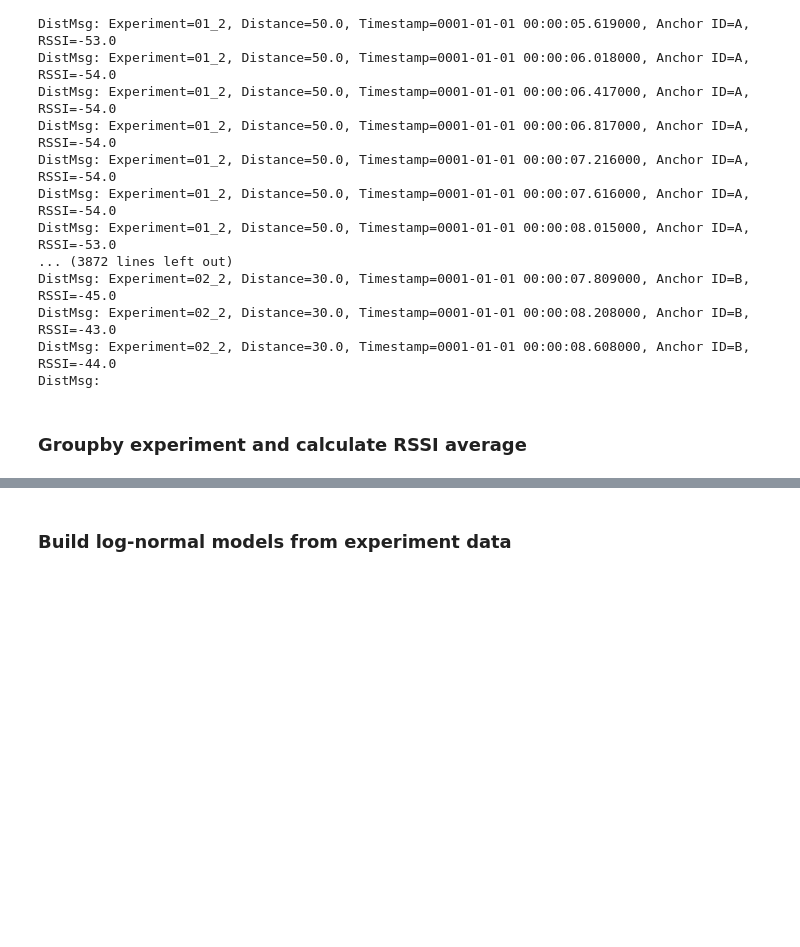
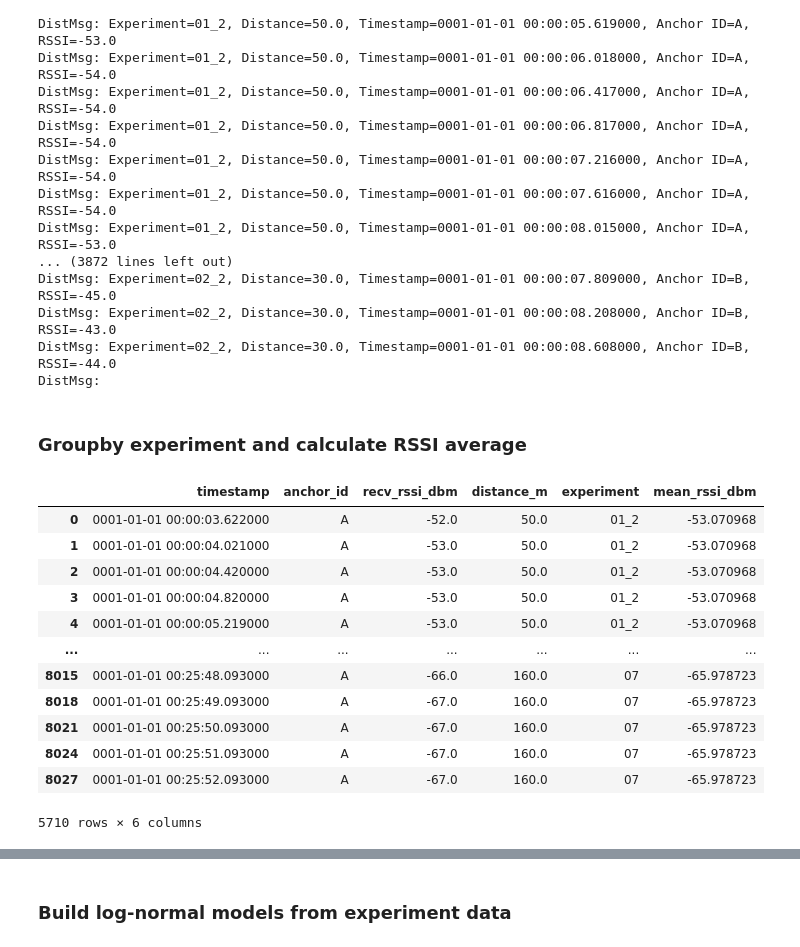
Before and after one commit to moseschmiedel/bachelor-thesis, a Jupyter notebook: notes/jupyter/bachelor-thesis.ipynb, the cells around one changed output, grey strips where cells are left out. Drawn from its saved outputs; the diff is of its cells as text; code cells hidden in the pictures; blank space fills up the shorter version.

```diff
--- a/notes/jupyter/bachelor-thesis.ipynb
+++ b/notes/jupyter/bachelor-thesis.ipynb
@@ -417,0 +497,21 @@ agg_dist_df = pd.concat(dfs, ignore_index=True)
+# %%
+grouped = dist_df.groupby(['experiment', 'distance_m'], as_index=False)
+
+for pos, group in grouped:
+    dist_df.loc[(dist_df['experiment'] == pos[0]) & (dist_df['distance_m'] == pos[1]), 'mean_rssi_dbm'] = group['recv_rssi_dbm'].mean()
+
+dist_df
+# %% [output]
+|  | timestamp | anchor_id | recv_rssi_dbm | distance_m | experiment | mean_rssi_dbm |
+| 0 | 0001-01-01 00:00:03.622000 | A | -52.0 | 50.0 | 01_2 | -53.070968 |
+| 1 | 0001-01-01 00:00:04.021000 | A | -53.0 | 50.0 | 01_2 | -53.070968 |
+| 2 | 0001-01-01 00:00:04.420000 | A | -53.0 | 50.0 | 01_2 | -53.070968 |
+| 3 | 0001-01-01 00:00:04.820000 | A | -53.0 | 50.0 | 01_2 | -53.070968 |
+| 4 | 0001-01-01 00:00:05.219000 | A | -53.0 | 50.0 | 01_2 | -53.070968 |
+| ... | ... | ... | ... | ... | ... | ... |
+| 8015 | 0001-01-01 00:25:48.093000 | A | -66.0 | 160.0 | 07 | -65.978723 |
+| 8018 | 0001-01-01 00:25:49.093000 | A | -67.0 | 160.0 | 07 | -65.978723 |
+| 8021 | 0001-01-01 00:25:50.093000 | A | -67.0 | 160.0 | 07 | -65.978723 |
+| 8024 | 0001-01-01 00:25:51.093000 | A | -67.0 | 160.0 | 07 | -65.978723 |
+| 8027 | 0001-01-01 00:25:52.093000 | A | -67.0 | 160.0 | 07 | -65.978723 |
+5710 rows × 6 columns
```
Also changed, not shown: parts of 27 cells of this notebook, 32 other files.
